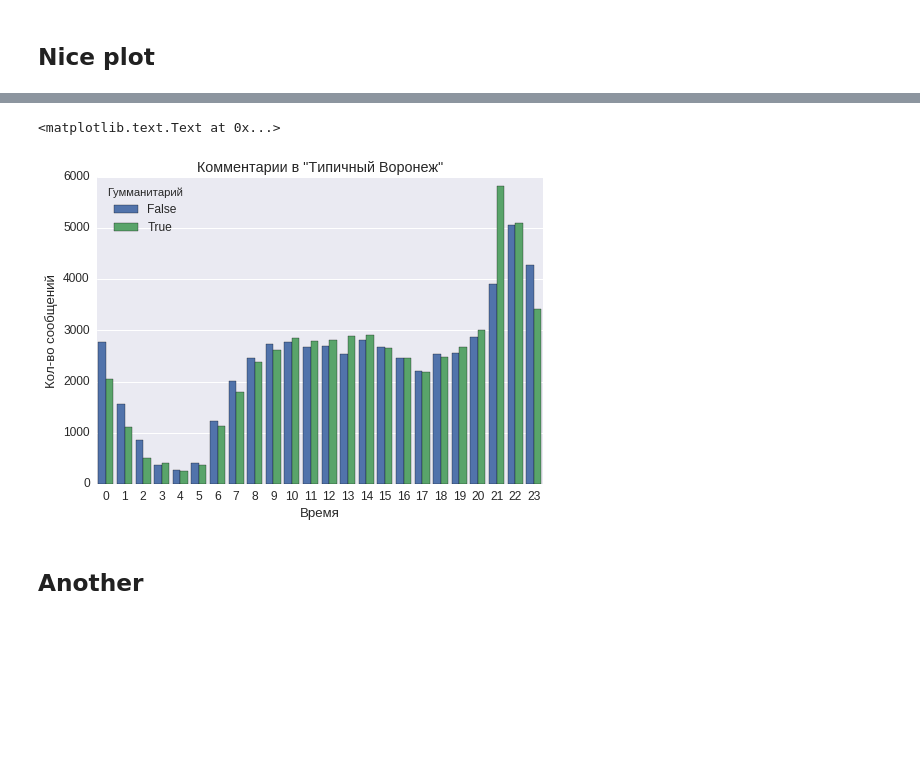
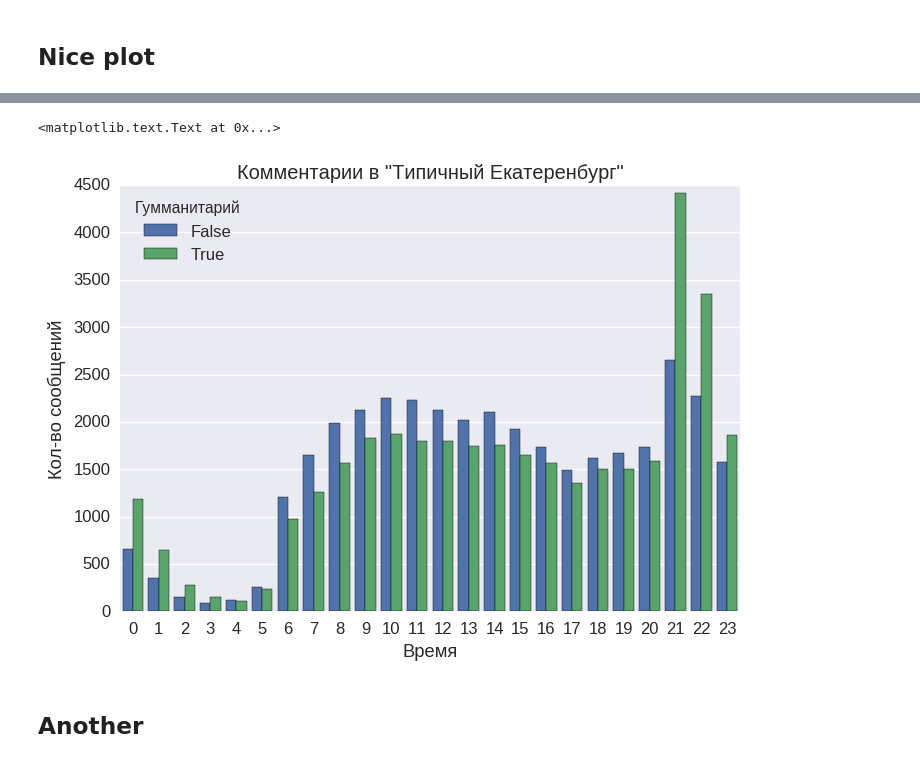
Before and after one commit to EvgenyKashin/CommentsAnalysis, a Jupyter notebook: analysis_ekb.ipynb, the cells around one changed output, grey strips where cells are left out. Saved outputs shown, nothing was run; the diff lists cells and outputs as text; code cells hidden in the pictures; blank space fills up the shorter version.

```diff
--- a/analysis_ekb.ipynb
+++ b/analysis_ekb.ipynb
@@ -108,6 +132,6 @@ users_[0]
 # %%
 users_df = pd.DataFrame(users_)
 # %%
-with open('ing__.txt', 'w') as f:
-    f.writelines('\n'.join(users_df.faculty_name.value_counts()[(users_df.faculty_name.value_counts() > 4)].keys().values))
+with open('meta_data/ekb_fac.txt', 'w') as f:
+    f.writelines('\n'.join(users_df.faculty_name.value_counts()[(users_df.faculty_name.value_counts() > 5)].keys().values))
 # %%
@@ -121,8 +145,13 @@ users_df.faculty_name.value_counts()[(users_df.faculty_name.value_counts() > 4)]
-# %%
-with open('ing.txt', 'r') as f:
-    ing = [line.strip() for line in f.readlines()]
-with open('gum.txt', 'r') as f:
-    gum = [line.strip() for line in f.readlines()]
+# %%
+ing, gum = [], []
+with open('meta_data/ekb_fac_.txt', 'r') as f:
+    for line in f.readlines():
+        if len(line) > 1:
+            line = line.strip()
+            if line[-1] == '0':
+                ing.append(line[:-2])
+            elif line[-1] == '1':
+                gum.append(line[:-2])
 # %%
 ing[:3], gum[:3]
 # %% [output]
@@ -143,7 +172,7 @@ def get_is_gum(name):
         return 0
     else: return None
 # %%
-users_df['is_gum'] = users_df.faculty_name.apply(get_is_gum)
+users_df.is_gum = users_df.faculty_name.apply(get_is_gum)
 # %%
 users_df.dropna(subset=['is_gum'], inplace=True)
 # %%
@@ -505,12 +534,12 @@ Name: is_gum, dtype: int64
 # %%
 sns.set(font_scale=1.2)
 g = sns.countplot(x='hour', hue='Гумманитарий', data=merged_, saturation=0.9)
 g.set_ylabel('Кол-во сообщений')
 g.set_xlabel('Время')
-plt.title('Комментарии в "Типичный Воронеж"')
+plt.title('Комментарии в "Типичный Екатеренбург"')
 # %% [output]
 <matplotlib.text.Text at 0x...>
-[figure, old version]
+[figure, new version]
 # %% [markdown]
 ## Another
 # %%
```
Also changed, not shown: parts of 52 cells of this notebook, 14 other files.
